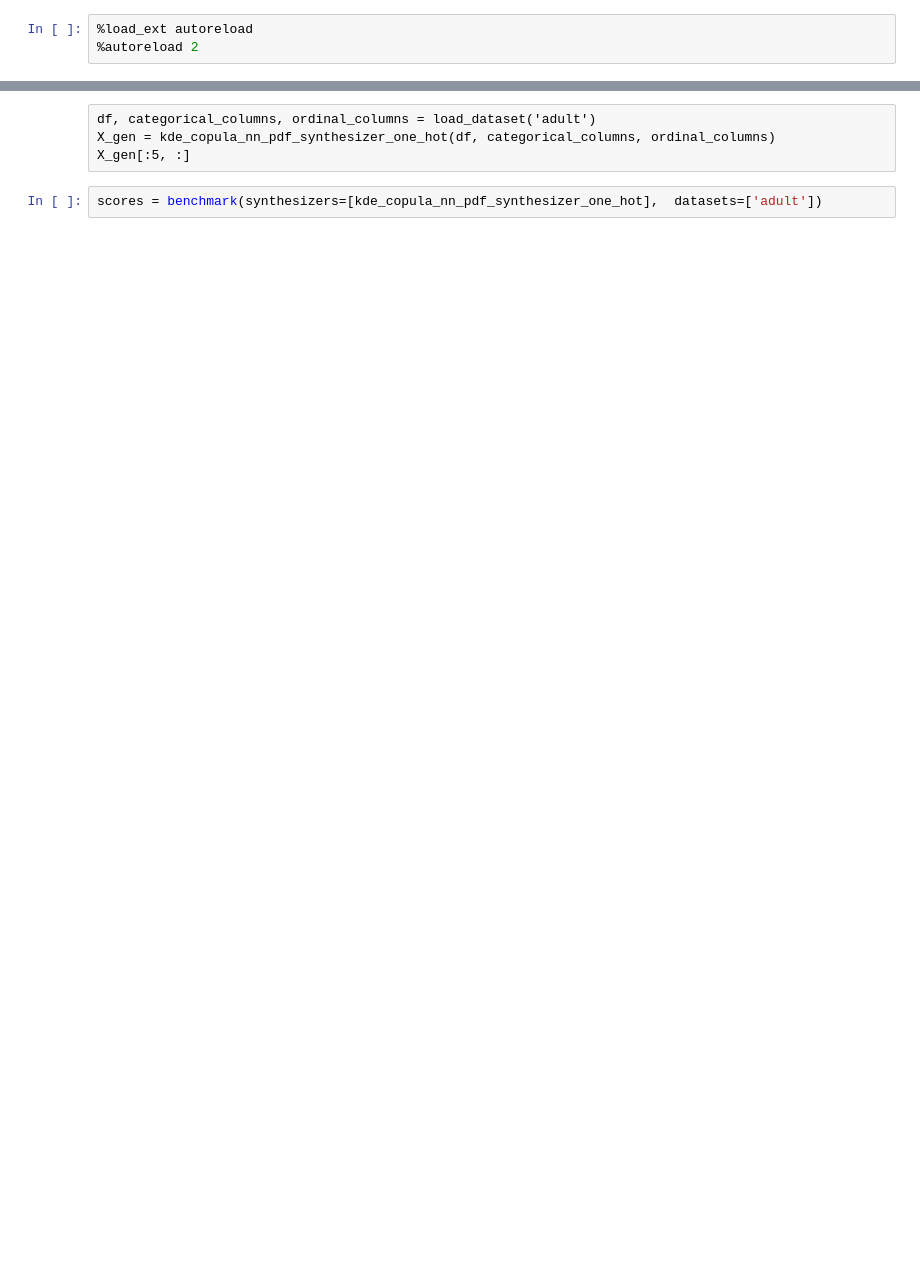
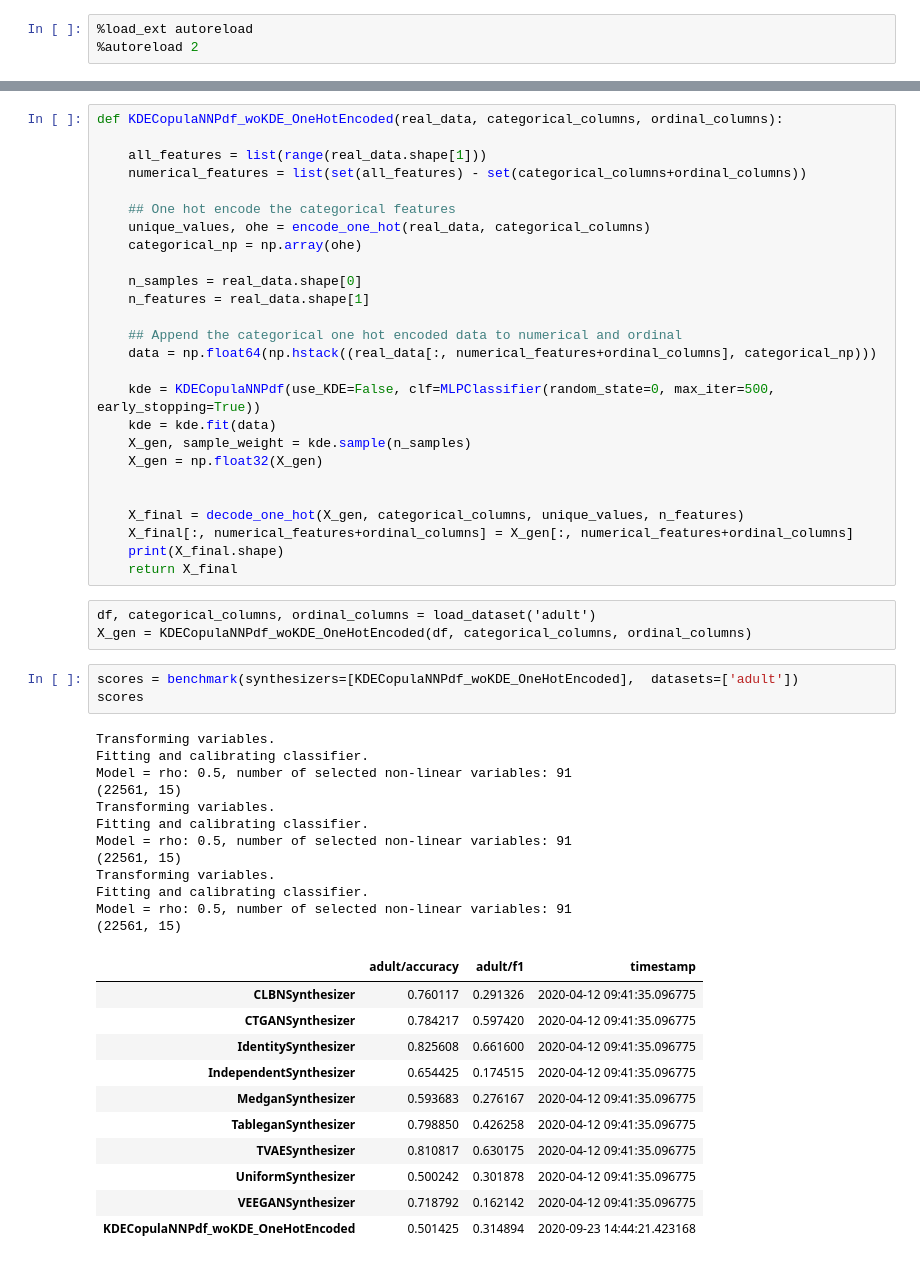
Before and after one commit to mbaak/synthsonic, a Jupyter notebook: notebooks/001-mb-kdecopulannpdf-examples/kde_categorical.ipynb, the cells around one changed output, grey strips where cells are left out. Saved outputs shown, nothing was run; the diff lists cells and outputs as text; blank space fills up the shorter version.

```diff
--- a/notebooks/001-mb-kdecopulannpdf-examples/kde_categorical.ipynb
+++ b/notebooks/001-mb-kdecopulannpdf-examples/kde_categorical.ipynb
@@ -89,6 +14,56 @@ def kde_copula_nn_pdf_synthesizer_one_hot(real_data, categorical_columns, ordina
+# %%
+def KDECopulaNNPdf_woKDE_OneHotEncoded(real_data, categorical_columns, ordinal_columns):
+
+    all_features = list(range(real_data.shape[1]))
+    numerical_features = list(set(all_features) - set(categorical_columns+ordinal_columns))
+
+    ## One hot encode the categorical features
+    unique_values, ohe = encode_one_hot(real_data, categorical_columns)
+    categorical_np = np.array(ohe)
+
+    n_samples = real_data.shape[0]
+    n_features = real_data.shape[1]
+
+    ## Append the categorical one hot encoded data to numerical and ordinal
+    data = np.float64(np.hstack((real_data[:, numerical_features+ordinal_columns], categorical_np)))
+
+    kde = KDECopulaNNPdf(use_KDE=False, clf=MLPClassifier(random_state=0, max_iter=500, early_stopping=True))
+    kde = kde.fit(data)
+    X_gen, sample_weight = kde.sample(n_samples)
+    X_gen = np.float32(X_gen)
+
+
+    X_final = decode_one_hot(X_gen, categorical_columns, unique_values, n_features)
+    X_final[:, numerical_features+ordinal_columns] = X_gen[:, numerical_features+ordinal_columns]
+    print(X_final.shape)
+    return X_final
 # %% [raw]
 df, categorical_columns, ordinal_columns = load_dataset('adult')
-X_gen = kde_copula_nn_pdf_synthesizer_one_hot(df, categorical_columns, ordinal_columns)
-X_gen[:5, :]
+X_gen = KDECopulaNNPdf_woKDE_OneHotEncoded(df, categorical_columns, ordinal_columns)
 # %%
-scores = benchmark(synthesizers=[kde_copula_nn_pdf_synthesizer_one_hot],  datasets=['adult'])
+scores = benchmark(synthesizers=[KDECopulaNNPdf_woKDE_OneHotEncoded],  datasets=['adult'])
+scores
+# %% [output]
+Transforming variables.
+Fitting and calibrating classifier.
+Model = rho: 0.5, number of selected non-linear variables: 91
+(22561, 15)
+Transforming variables.
+Fitting and calibrating classifier.
+Model = rho: 0.5, number of selected non-linear variables: 91
+(22561, 15)
+Transforming variables.
+Fitting and calibrating classifier.
+Model = rho: 0.5, number of selected non-linear variables: 91
+(22561, 15)
+|  | adult/accuracy | adult/f1 | timestamp |
+| CLBNSynthesizer | 0.760117 | 0.291326 | 2020-04-12 09:41:35.096775 |
+| CTGANSynthesizer | 0.784217 | 0.597420 | 2020-04-12 09:41:35.096775 |
+| IdentitySynthesizer | 0.825608 | 0.661600 | 2020-04-12 09:41:35.096775 |
+| IndependentSynthesizer | 0.654425 | 0.174515 | 2020-04-12 09:41:35.096775 |
+| MedganSynthesizer | 0.593683 | 0.276167 | 2020-04-12 09:41:35.096775 |
+| TableganSynthesizer | 0.798850 | 0.426258 | 2020-04-12 09:41:35.096775 |
+| TVAESynthesizer | 0.810817 | 0.630175 | 2020-04-12 09:41:35.096775 |
+| UniformSynthesizer | 0.500242 | 0.301878 | 2020-04-12 09:41:35.096775 |
+| VEEGANSynthesizer | 0.718792 | 0.162142 | 2020-04-12 09:41:35.096775 |
+| KDECopulaNNPdf_woKDE_OneHotEncoded | 0.501425 | 0.314894 | 2020-09-23 14:44:21.423168 |
```
Also changed, not shown: parts of 6 cells of this notebook, 4 other files.
